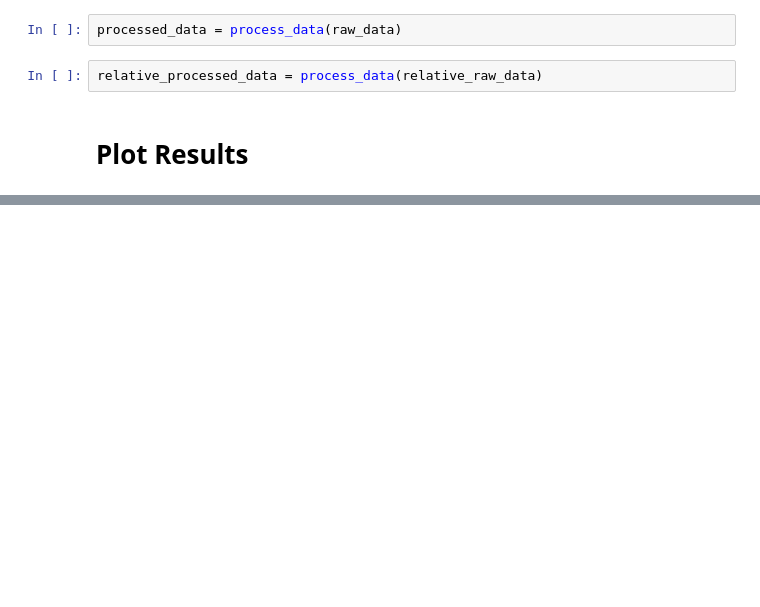
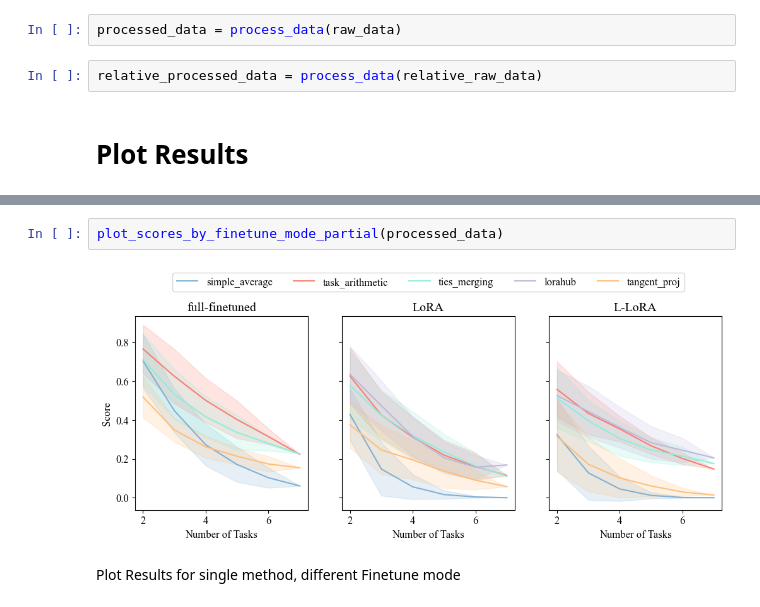
Before and after one commit to tanganke/peta, a Jupyter notebook: results/flan-t5-base/plot_results.ipynb, the cells around one changed output, grey strips where cells are left out. Drawn from its saved outputs; the diff is of its cells as text; blank space fills up the shorter version.

```diff
--- a/results/flan-t5-base/plot_results.ipynb
+++ b/results/flan-t5-base/plot_results.ipynb
@@ -735,0 +621,6 @@ plot_scores(relative_processed_data)
+# %%
+plot_scores_by_finetune_mode_partial(processed_data)
+# %% [output]
+[figure, added]
+# %% [markdown]
+Plot Results for single method, different Finetune mode
```
Also changed, not shown: parts of 15 cells of this notebook, 18 other files.
